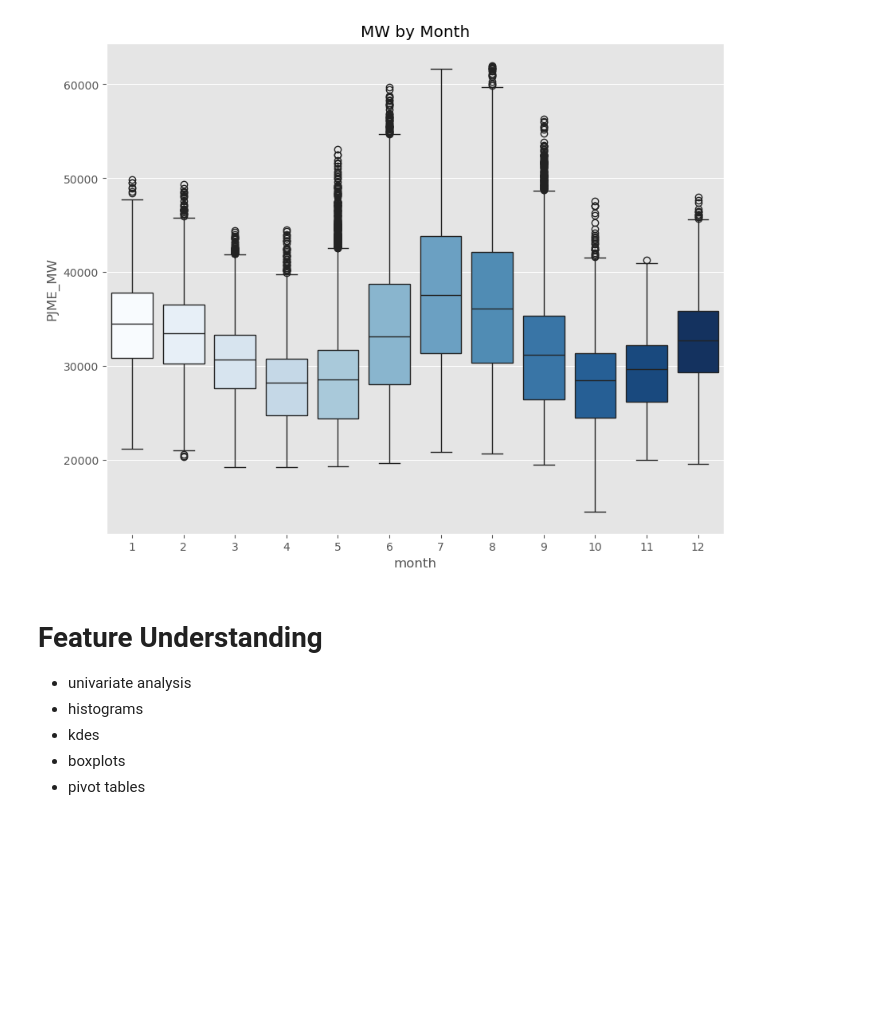
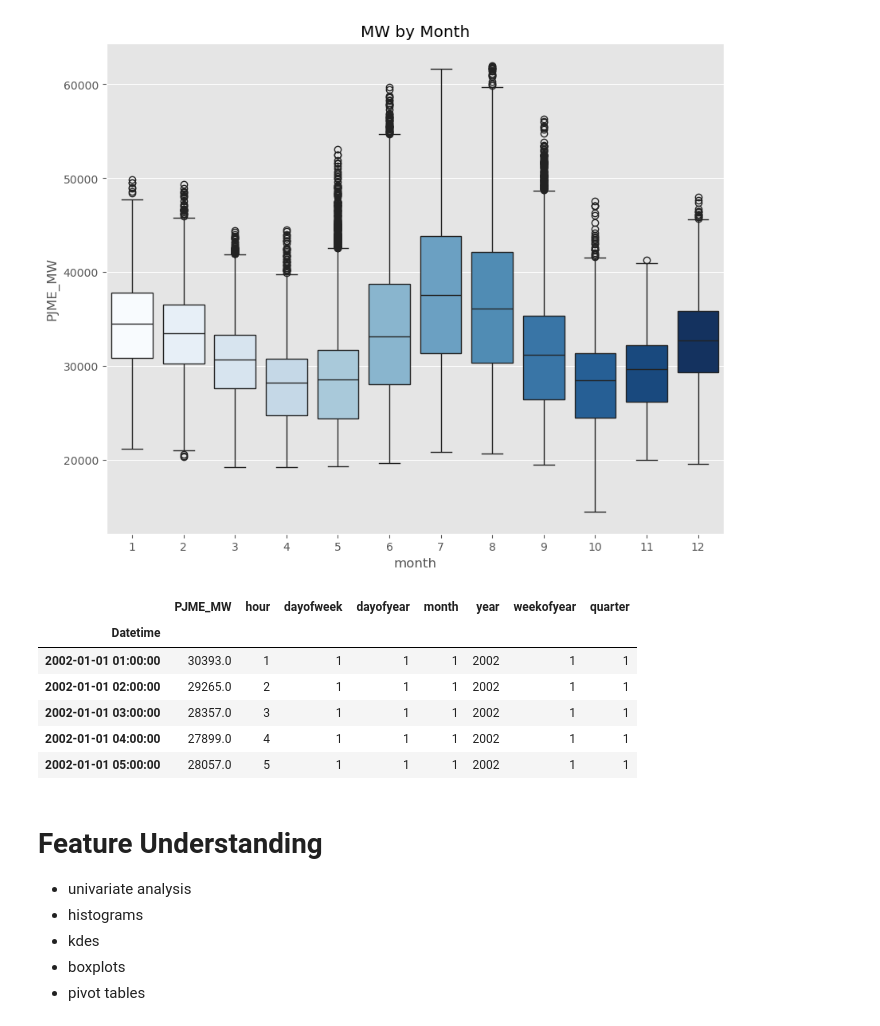
Before and after one commit to xblam/sales_forecast, a Jupyter notebook: notebooks/sales_prediction.ipynb, the cells around one changed output. Saved outputs shown, nothing was run; the diff lists cells and outputs as text; code cells hidden in the pictures; blank space fills up the shorter version.

Commit message:
added quarter as a feature and made test and train sets

```diff
--- a/notebooks/sales_prediction.ipynb
+++ b/notebooks/sales_prediction.ipynb
@@ -35,8 +35,8 @@ df.plot(figsize=(15, 5), style='.', color=color_palette[0], title='Hourly Energy
 <Axes: title={'center': 'Hourly Energy Consumption'}, xlabel='Datetime'>
 [figure]
 # %%
-train = df.loc[df.index < '01-01-2015']
-test = df.loc[df.index >= '01-01-2015']
+train = df.loc[df.index < '01-01-2015'].copy()
+test = df.loc[df.index >= '01-01-2015'].copy()
 
 fig, ax = plt.subplots(figsize=(15,5))
 train.plot(ax=ax, label='Train Set')
@@ -61,6 +61,7 @@ def create_features(df):
     df['month'] = df.index.month
     df['year'] = df.index.year
     df['weekofyear'] = df.index.isocalendar().week
+    df['quarter'] = df.index.quarter
     return df
 # %%
 df = create_features(df)
@@ -93,4 +94,15 @@ plt.show()
 # %% [output]
 [figure]
 # %%
-# HOW TO MAKE THE PALLETTE WORK FOR ALL DIFFERNT COUNTS OF VALUESA
+train = create_features(train)
+test = create_features(test)
+
+train.head()
+# %% [output]
+|  | PJME_MW | hour | dayofweek | dayofyear | month | year | weekofyear | quarter |
+| Datetime |  |  |  |  |  |  |  |  |
+| 2002-01-01 01:00:00 | 30393.0 | 1 | 1 | 1 | 1 | 2002 | 1 | 1 |
+| 2002-01-01 02:00:00 | 29265.0 | 2 | 1 | 1 | 1 | 2002 | 1 | 1 |
+| 2002-01-01 03:00:00 | 28357.0 | 3 | 1 | 1 | 1 | 2002 | 1 | 1 |
+| 2002-01-01 04:00:00 | 27899.0 | 4 | 1 | 1 | 1 | 2002 | 1 | 1 |
+| 2002-01-01 05:00:00 | 28057.0 | 5 | 1 | 1 | 1 | 2002 | 1 | 1 |
```
Also changed, not shown: parts of 2 cells of this notebook.
